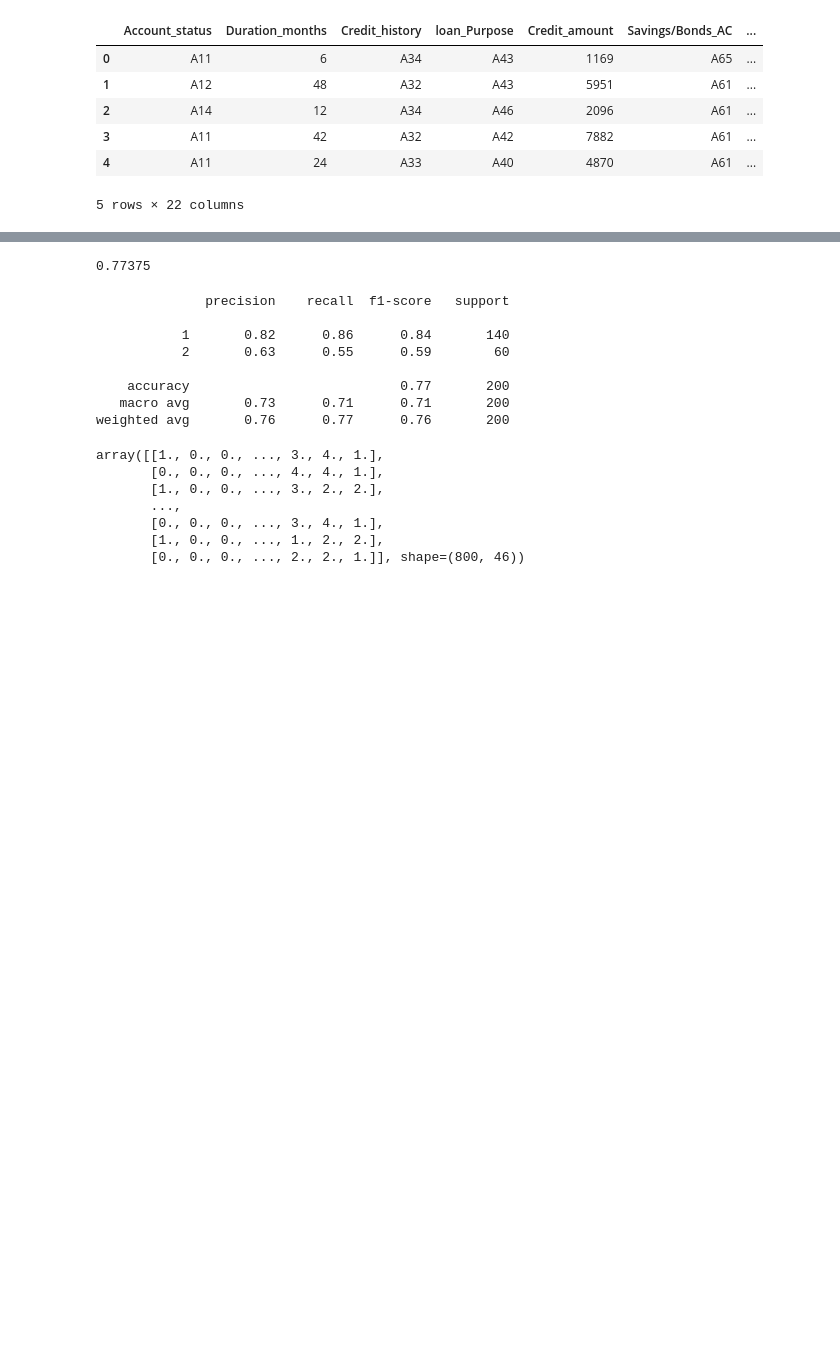
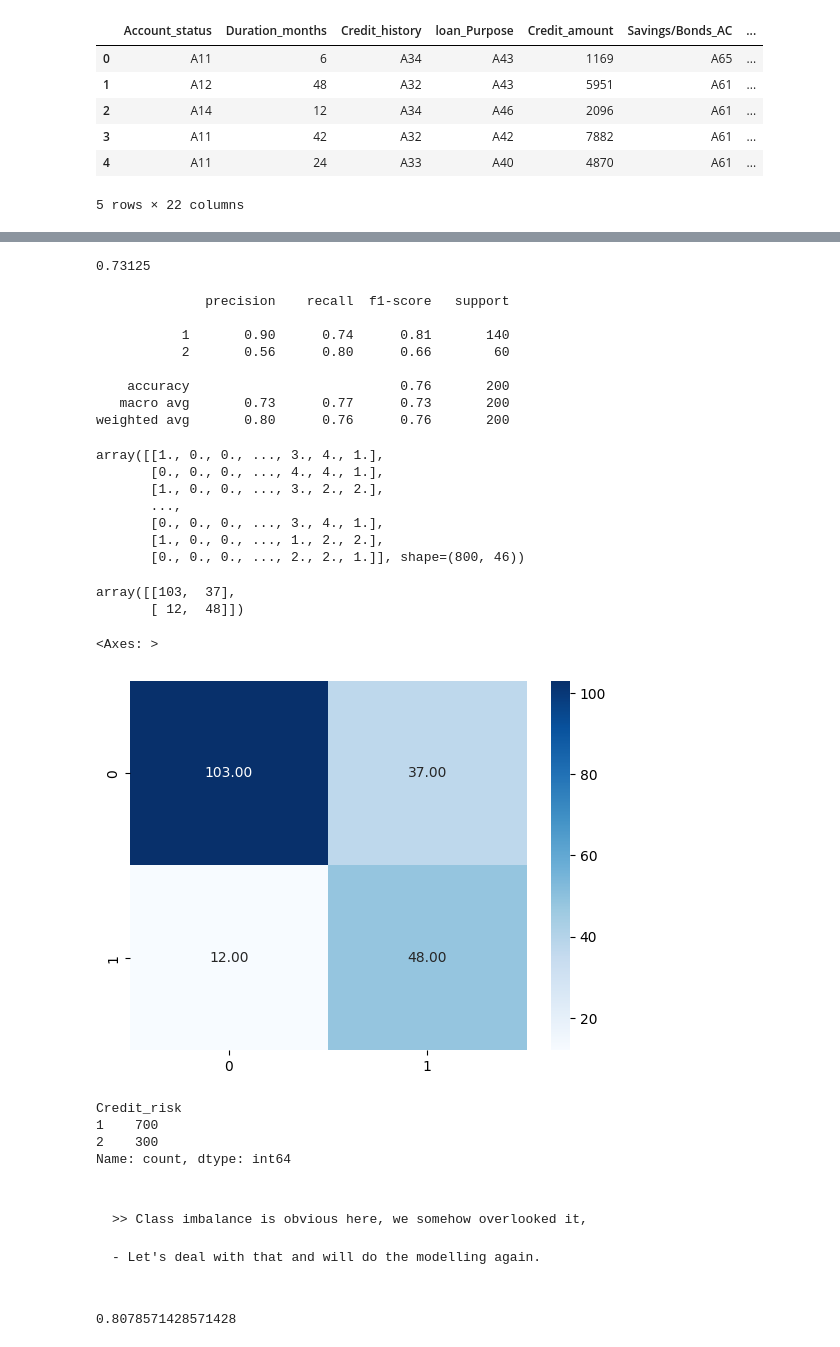
Before and after one commit to ashiq-km/Credit-Risk-Analysis---German-Bank-, a Jupyter notebook: notebooks/feature_engineering.ipynb, the cells around one changed output, grey strips where cells are left out. Saved outputs shown, nothing was run; the diff lists cells and outputs as text; code cells hidden in the pictures; blank space fills up the shorter version.

Commit message:
roc_auc_tested in the imbalanced data.

```diff
--- a/notebooks/feature_engineering.ipynb
+++ b/notebooks/feature_engineering.ipynb
@@ -81,7 +84,7 @@ X_train, X_test, y_train, y_test = train_test_split(X, y, test_size=0.2, random_
 # %%
 model_1 = Pipeline([
     ("preprocessing", ct),
-    ("model", LogisticRegression())
+    ("model", LogisticRegression(class_weight="balanced"))
 ])
 # %%
 model_1.fit(X_train, y_train)
@@ -114,18 +117,18 @@ train_pred_1 = model_1.predict(X_train)
 # %%
 accuracy_score(y_train, train_pred_1)
 # %% [output]
-0.77375
+0.73125
 # %%
 print(classification_report(y_test, test_pred_1))
 # %% [output]
               precision    recall  f1-score   support
 
-           1       0.82      0.86      0.84       140
-           2       0.63      0.55      0.59        60
+           1       0.90      0.74      0.81       140
+           2       0.56      0.80      0.66        60
 
-    accuracy                           0.77       200
-   macro avg       0.73      0.71      0.71       200
-weighted avg       0.76      0.77      0.76       200
+    accuracy                           0.76       200
+   macro avg       0.73      0.77      0.73       200
+weighted avg       0.80      0.76      0.76       200
 # %%
 X_train_transformed = ct.fit_transform(X_train)
 # %%
@@ -138,3 +141,27 @@ array([[1., 0., 0., ..., 3., 4., 1.],
        [0., 0., 0., ..., 3., 4., 1.],
        [1., 0., 0., ..., 1., 2., 2.],
        [0., 0., 0., ..., 2., 2., 1.]], shape=(800, 46))
+# %%
+cm = confusion_matrix(y_test, test_pred_1)
+confusion_matrix(y_test, test_pred_1)
+# %% [output]
+array([[103,  37],
+       [ 12,  48]])
+# %%
+sns.heatmap(cm, annot = True, fmt=".2f", cmap='Blues')
+# %% [output]
+<Axes: >
+[figure, added]
+# %%
+data['Credit_risk'].value_counts()
+# %% [output]
+Credit_risk
+1    700
+2    300
+Name: count, dtype: int64
+# %% [markdown]
+<pre>
+
+>> Class imbalance is obvious here, we somehow overlooked it,
+
+- Let's deal with that and will do the modelling again.
@@ -140,0 +170,7 @@ array([[1., 0., 0., ..., 3., 4., 1.],
+# %%
+fpr, tpr, thresholds = roc_curve(y_test, y_probs, pos_label=2)
+auc_score = roc_auc_score(y_test, y_probs)
+
+print(auc_score)
+# %% [output]
+0.8078571428571428
```
Also changed, not shown: parts of 19 cells of this notebook.
